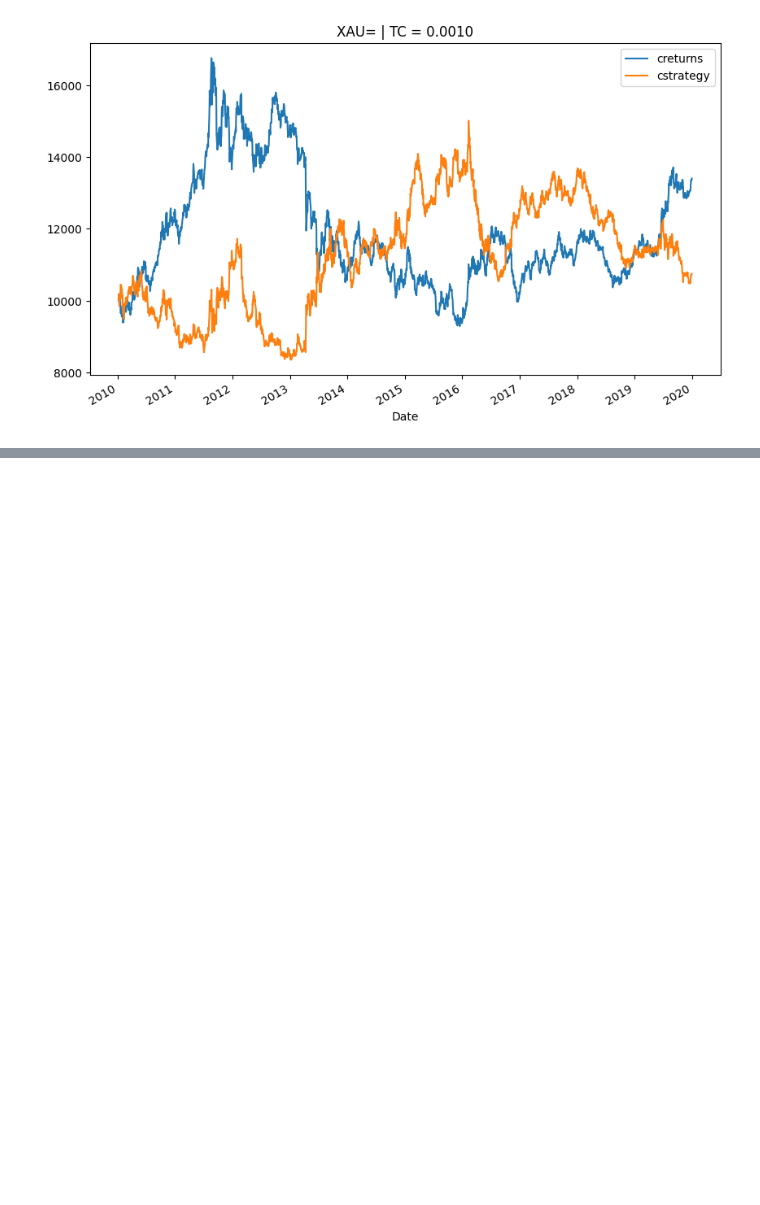
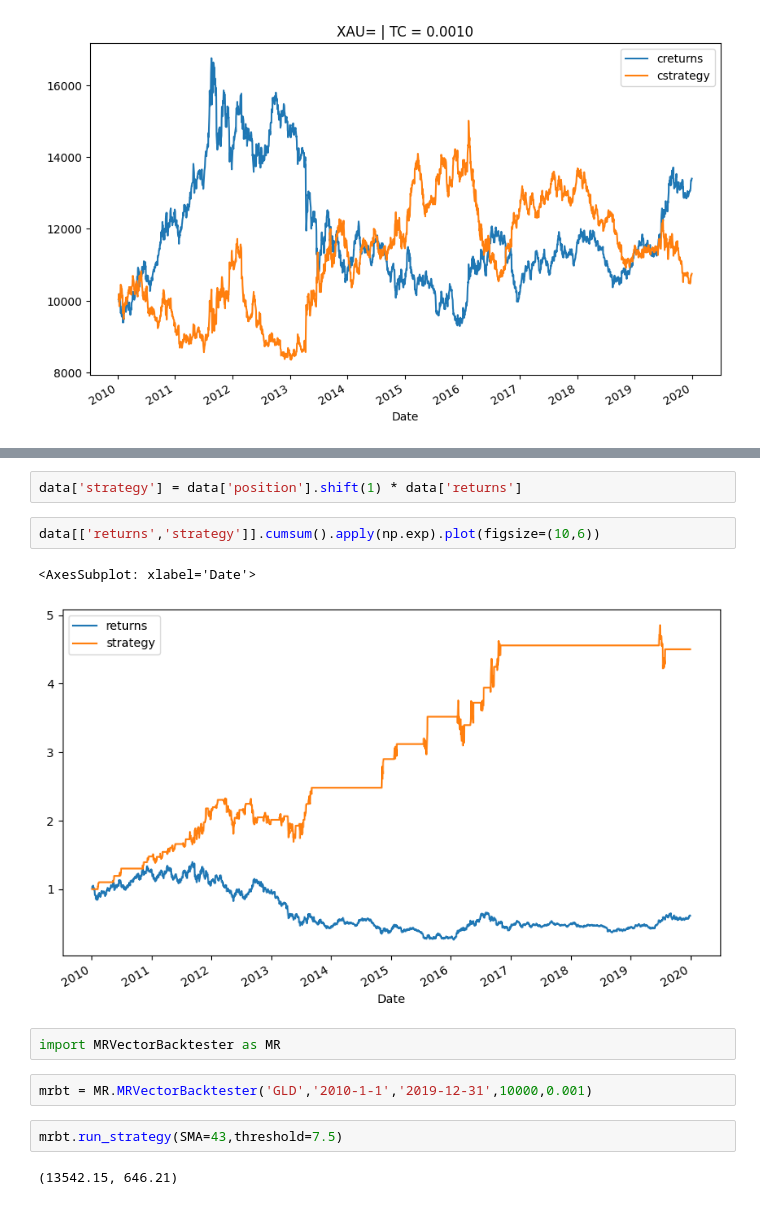
Before and after one commit to 892nske/py_algo, a Jupyter notebook: ch4.ipynb, the cells around one changed output, grey strips where cells are left out. Cells and saved outputs as stored; diff of their text form; blank space fills up the shorter version.

```diff
--- a/ch4.ipynb
+++ b/ch4.ipynb
@@ -190,0 +236,15 @@ mombt.plot_results()
+# %%
+data['strategy'] = data['position'].shift(1) * data['returns']
+# %%
+data[['returns','strategy']].cumsum().apply(np.exp).plot(figsize=(10,6))
+# %% [output]
+<AxesSubplot: xlabel='Date'>
+[figure, added]
+# %%
+import MRVectorBacktester as MR
+# %%
+mrbt = MR.MRVectorBacktester('GLD','2010-1-1','2019-12-31',10000,0.001)
+# %%
+mrbt.run_strategy(SMA=43,threshold=7.5)
+# %% [output]
+(13542.15, 646.21)
```
Also changed, not shown: parts of 15 cells of this notebook, 4 other files.
